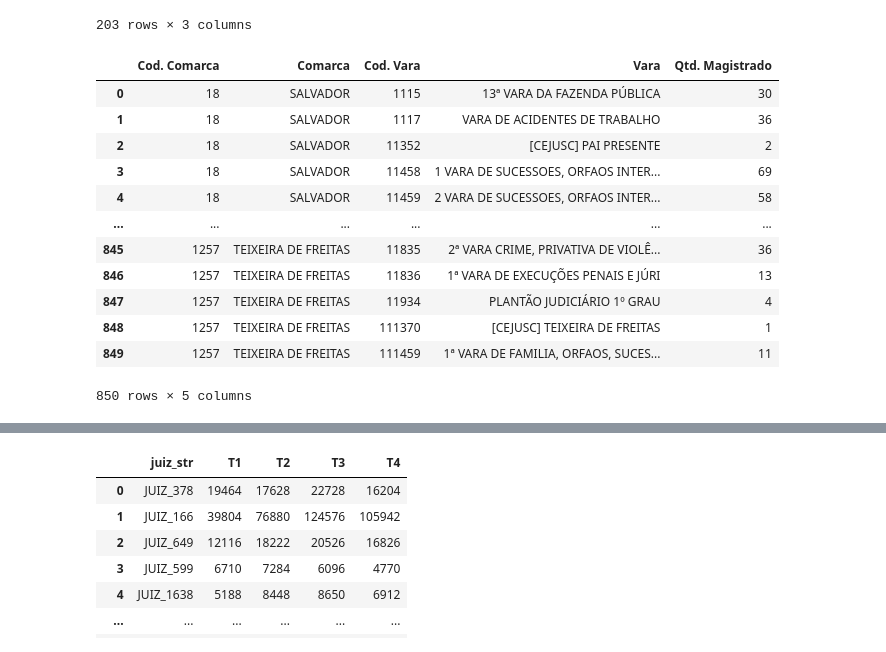
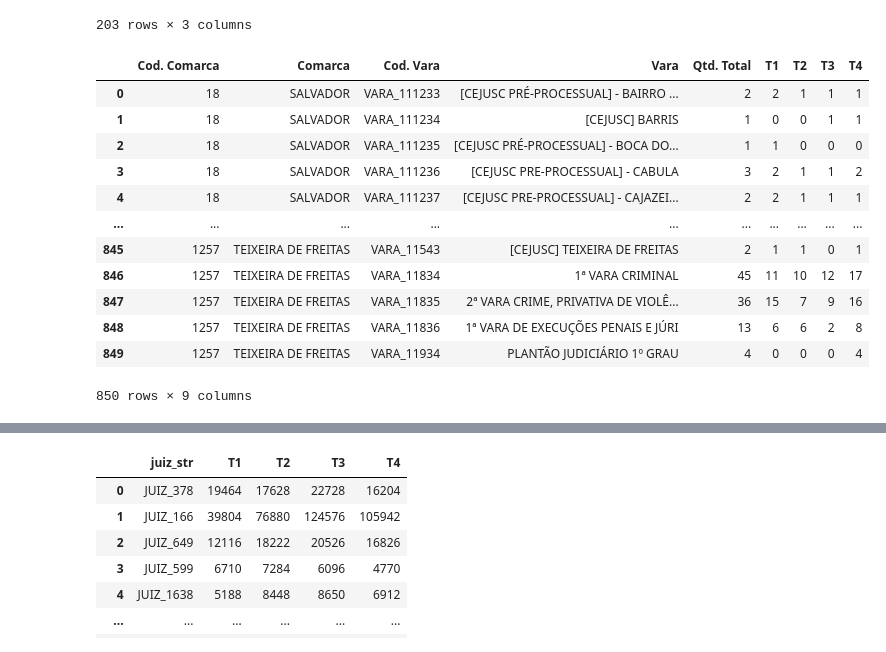
Before and after one commit to houstonsantos/max-jud-tjba, a Jupyter notebook: src/model_tcc/model.ipynb, the cells around one changed output, grey strips where cells are left out. Drawn from its saved outputs; the diff is of its cells as text; code cells hidden in the pictures.

```diff
--- a/src/model_tcc/model.ipynb
+++ b/src/model_tcc/model.ipynb
@@ -446,27 +448,51 @@ df_comarca
 # %%
 # Gerando df com informação de magistrados por Vara
 df_vara = (
-    df_tjba_fil.groupby(['vm_cod_comarca', 'vm_comarca', 'vm_cod_vara', 'vm_vara'])['vm_magistrado']
-    .nunique().reset_index(name='Qtd. Magistrado')
+    df_tjba_fil.groupby(['vm_cod_comarca', 'vm_comarca', 'vara_str', 'vm_vara'])['vm_magistrado']
+    .nunique().reset_index(name='Qtd. Total')
 ).rename(columns={
     'vm_cod_comarca': 'Cod. Comarca',
     'vm_comarca': 'Comarca',
-    'vm_cod_vara': 'Cod. Vara',
+    'vara_str': 'Cod. Vara',
     'vm_vara': 'Vara'
 })
 
+# Primeiro trimestre
+df_vara['T1'] = df_vara['Cod. Vara'].map(
+    df_tjba_fil[df_tjba_fil['vm_dt_movimento'].dt.quarter == 1]
+    .groupby('vara_str')['juiz_str'].nunique()
+).fillna(0).astype(int)
+
+# Segundo trimestre
+df_vara['T2'] = df_vara['Cod. Vara'].map(
+    df_tjba_fil[df_tjba_fil['vm_dt_movimento'].dt.quarter == 2]
+    .groupby('vara_str')['juiz_str'].nunique()
+).fillna(0).astype(int)
+
+# Terceiro trimestre
+df_vara['T3'] = df_vara['Cod. Vara'].map(
+    df_tjba_fil[df_tjba_fil['vm_dt_movimento'].dt.quarter == 3]
+    .groupby('vara_str')['juiz_str'].nunique()
+).fillna(0).astype(int)
+
+# Quarto trimestre
+df_vara['T4'] = df_vara['Cod. Vara'].map(
+    df_tjba_fil[df_tjba_fil['vm_dt_movimento'].dt.quarter == 4]
+    .groupby('vara_str')['juiz_str'].nunique()
+).fillna(0).astype(int)
+
 df_vara
 # %% [output]
-|  | Cod. Comarca | Comarca | Cod. Vara | Vara | Qtd. Magistrado |
-| 0 | 18 | SALVADOR | 1115 | 13ª VARA DA FAZENDA PÚBLICA | 30 |
-| 1 | 18 | SALVADOR | 1117 | VARA DE ACIDENTES DE TRABALHO | 36 |
-| 2 | 18 | SALVADOR | 11352 | [CEJUSC] PAI PRESENTE | 2 |
-| 3 | 18 | SALVADOR | 11458 | 1 VARA DE SUCESSOES, ORFAOS INTER... | 69 |
-| 4 | 18 | SALVADOR | 11459 | 2 VARA DE SUCESSOES, ORFAOS INTER... | 58 |
-| ... | ... | ... | ... | ... | ... |
-| 845 | 1257 | TEIXEIRA DE FREITAS | 11835 | 2ª VARA CRIME, PRIVATIVA DE VIOLÊ... | 36 |
-| 846 | 1257 | TEIXEIRA DE FREITAS | 11836 | 1ª VARA DE EXECUÇÕES PENAIS E JÚRI | 13 |
-| 847 | 1257 | TEIXEIRA DE FREITAS | 11934 | PLANTÃO JUDICIÁRIO 1º GRAU | 4 |
-| 848 | 1257 | TEIXEIRA DE FREITAS | 111370 | [CEJUSC] TEIXEIRA DE FREITAS | 1 |
-| 849 | 1257 | TEIXEIRA DE FREITAS | 111459 | 1ª VARA DE FAMILIA, ORFAOS, SUCES... | 11 |
+|  | Cod. Comarca | Comarca | Cod. Vara | Vara | Qtd. Total | T1 | T2 | T3 | T4 |
+| 0 | 18 | SALVADOR | VARA_111233 | [CEJUSC PRÉ-PROCESSUAL] - BAIRRO ... | 2 | 2 | 1 | 1 | 1 |
+| 1 | 18 | SALVADOR | VARA_111234 | [CEJUSC] BARRIS | 1 | 0 | 0 | 1 | 1 |
+| 2 | 18 | SALVADOR | VARA_111235 | [CEJUSC PRÉ-PROCESSUAL] - BOCA DO... | 1 | 1 | 0 | 0 | 0 |
+| 3 | 18 | SALVADOR | VARA_111236 | [CEJUSC PRE-PROCESSUAL] - CABULA | 3 | 2 | 1 | 1 | 2 |
+| 4 | 18 | SALVADOR | VARA_111237 | [CEJUSC PRE-PROCESSUAL] - CAJAZEI... | 2 | 2 | 1 | 1 | 1 |
+| ... | ... | ... | ... | ... | ... | ... | ... | ... | ... |
+| 845 | 1257 | TEIXEIRA DE FREITAS | VARA_11543 | [CEJUSC] TEIXEIRA DE FREITAS | 2 | 1 | 1 | 0 | 1 |
+| 846 | 1257 | TEIXEIRA DE FREITAS | VARA_11834 | 1ª VARA CRIMINAL | 45 | 11 | 10 | 12 | 17 |
+| 847 | 1257 | TEIXEIRA DE FREITAS | VARA_11835 | 2ª VARA CRIME, PRIVATIVA DE VIOLÊ... | 36 | 15 | 7 | 9 | 16 |
+| 848 | 1257 | TEIXEIRA DE FREITAS | VARA_11836 | 1ª VARA DE EXECUÇÕES PENAIS E JÚRI | 13 | 6 | 6 | 2 | 8 |
+| 849 | 1257 | TEIXEIRA DE FREITAS | VARA_11934 | PLANTÃO JUDICIÁRIO 1º GRAU | 4 | 0 | 0 | 0 | 4 |
-850 rows × 5 columns
+850 rows × 9 columns
```
Also changed, not shown: parts of 9 cells of this notebook, 2 other files.
